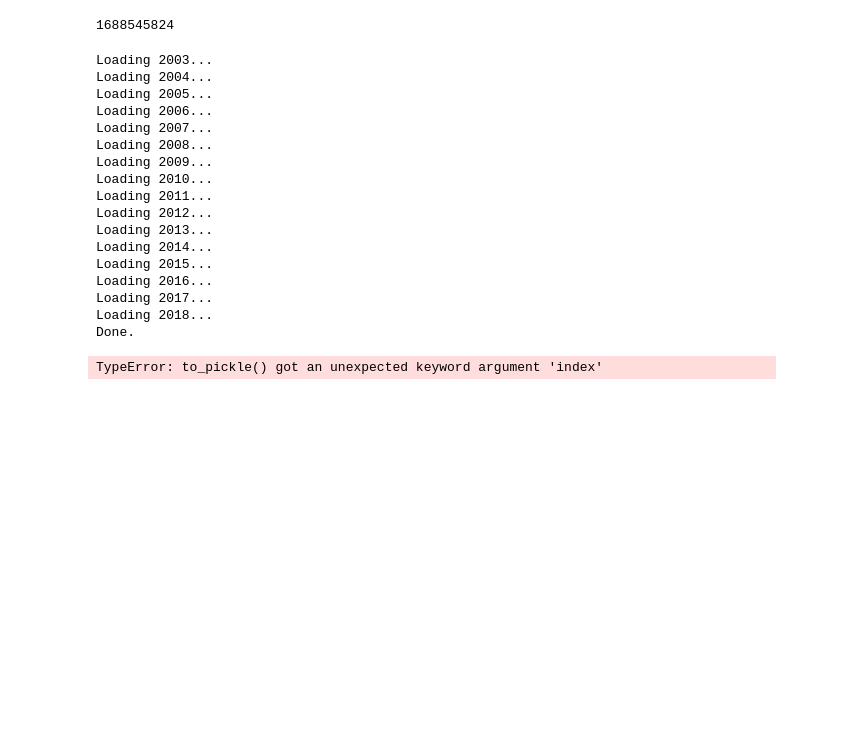
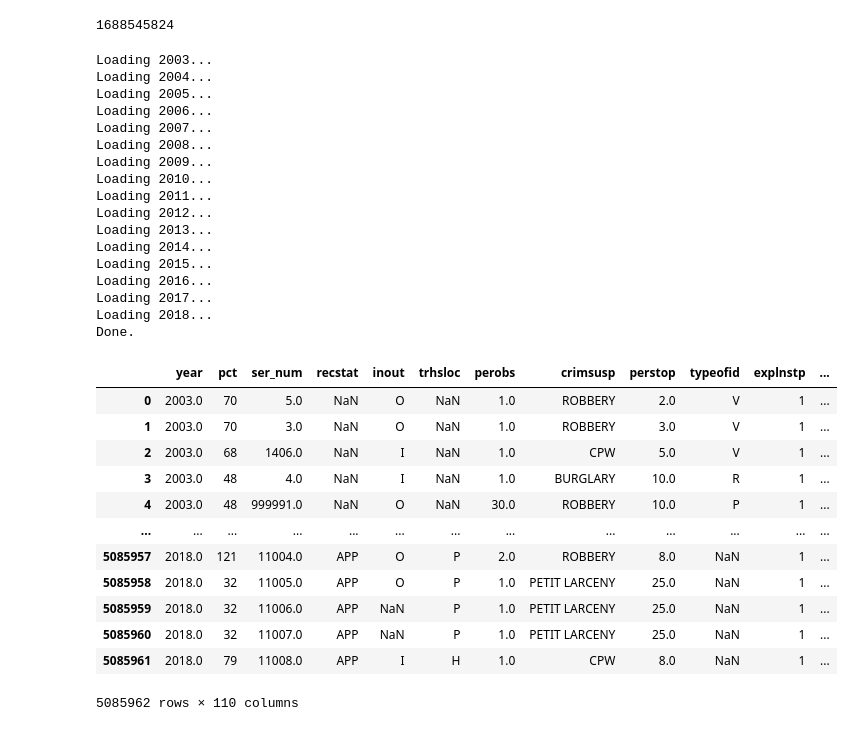
Before and after one commit to anilca-lab/FIS-Mod4-Project, a Jupyter notebook: brad_data_cleaning.ipynb, the cells around one changed output. Drawn from its saved outputs; the diff is of its cells as text; code cells hidden in the pictures; blank space fills up the shorter version.

Commit message:
full clean, load, aggregate data in python

```diff
--- a/brad_data_cleaning.ipynb
+++ b/brad_data_cleaning.ipynb
@@ -53,24 +53,36 @@ df = dc.concat_dict_of_dfs(stop_frisks)
 df.memory_usage().sum()
 # %% [output]
 1688545824
-# %%
-dc.clean_and_save_full_sqfs()
-# %% [output]
-Loading 2003...
-Loading 2004...
-Loading 2005...
-Loading 2006...
-Loading 2007...
-Loading 2008...
-Loading 2009...
-Loading 2010...
-Loading 2011...
-Loading 2012...
-Loading 2013...
-Loading 2014...
-Loading 2015...
-Loading 2016...
-Loading 2017...
-Loading 2018...
-Done.
-TypeError: to_pickle() got an unexpected keyword argument 'index'
+# %%
+df = dc.clean_and_save_full_sqfs()
+# %% [output]
+Loading 2003...
+Loading 2004...
+Loading 2005...
+Loading 2006...
+Loading 2007...
+Loading 2008...
+Loading 2009...
+Loading 2010...
+Loading 2011...
+Loading 2012...
+Loading 2013...
+Loading 2014...
+Loading 2015...
+Loading 2016...
+Loading 2017...
+Loading 2018...
+Done.
+|  | year | pct | ser_num | recstat | inout | trhsloc | perobs | crimsusp | perstop | typeofid | explnstp | ... |
+| 0 | 2003.0 | 70 | 5.0 | NaN | O | NaN | 1.0 | ROBBERY | 2.0 | V | 1 | ... |
+| 1 | 2003.0 | 70 | 3.0 | NaN | O | NaN | 1.0 | ROBBERY | 3.0 | V | 1 | ... |
+| 2 | 2003.0 | 68 | 1406.0 | NaN | I | NaN | 1.0 | CPW | 5.0 | V | 1 | ... |
+| 3 | 2003.0 | 48 | 4.0 | NaN | I | NaN | 1.0 | BURGLARY | 10.0 | R | 1 | ... |
+| 4 | 2003.0 | 48 | 999991.0 | NaN | O | NaN | 30.0 | ROBBERY | 10.0 | P | 1 | ... |
+| ... | ... | ... | ... | ... | ... | ... | ... | ... | ... | ... | ... | ... |
+| 5085957 | 2018.0 | 121 | 11004.0 | APP | O | P | 2.0 | ROBBERY | 8.0 | NaN | 1 | ... |
+| 5085958 | 2018.0 | 32 | 11005.0 | APP | O | P | 1.0 | PETIT LARCENY | 25.0 | NaN | 1 | ... |
+| 5085959 | 2018.0 | 32 | 11006.0 | APP | NaN | P | 1.0 | PETIT LARCENY | 25.0 | NaN | 1 | ... |
+| 5085960 | 2018.0 | 32 | 11007.0 | APP | NaN | P | 1.0 | PETIT LARCENY | 25.0 | NaN | 1 | ... |
+| 5085961 | 2018.0 | 79 | 11008.0 | APP | I | H | 1.0 | CPW | 8.0 | NaN | 1 | ... |
+5085962 rows × 110 columns
```
Also changed, not shown: 6 other files.
